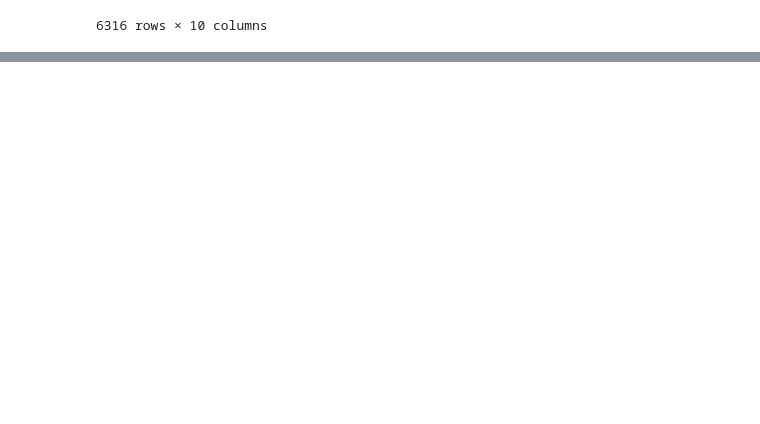
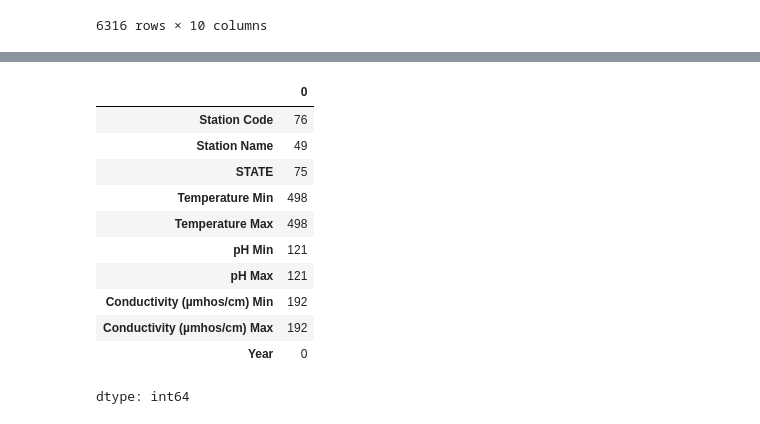
Before and after one commit to cyberdreams8/water-quality-analysis-and-prediction, a Jupyter notebook: PDS_project.ipynb, the cells around one changed output, grey strips where cells are left out. Cells and saved outputs as stored; diff of their text form; code cells hidden in the pictures; blank space fills up the shorter version.

```diff
--- a/PDS_project.ipynb
+++ b/PDS_project.ipynb
@@ -84,0 +82,16 @@ dtype: float64
+# %%
+#finding missing values
+Dataset.isnull().sum()
+# %% [output]
+|  | 0 |
+| Station Code | 76 |
+| Station Name | 49 |
+| STATE | 75 |
+| Temperature Min | 498 |
+| Temperature Max | 498 |
+| pH Min | 121 |
+| pH Max | 121 |
+| Conductivity (µmhos/cm) Min | 192 |
+| Conductivity (µmhos/cm) Max | 192 |
+| Year | 0 |
+dtype: int64
```
Also changed, not shown: parts of 15 cells of this notebook.
